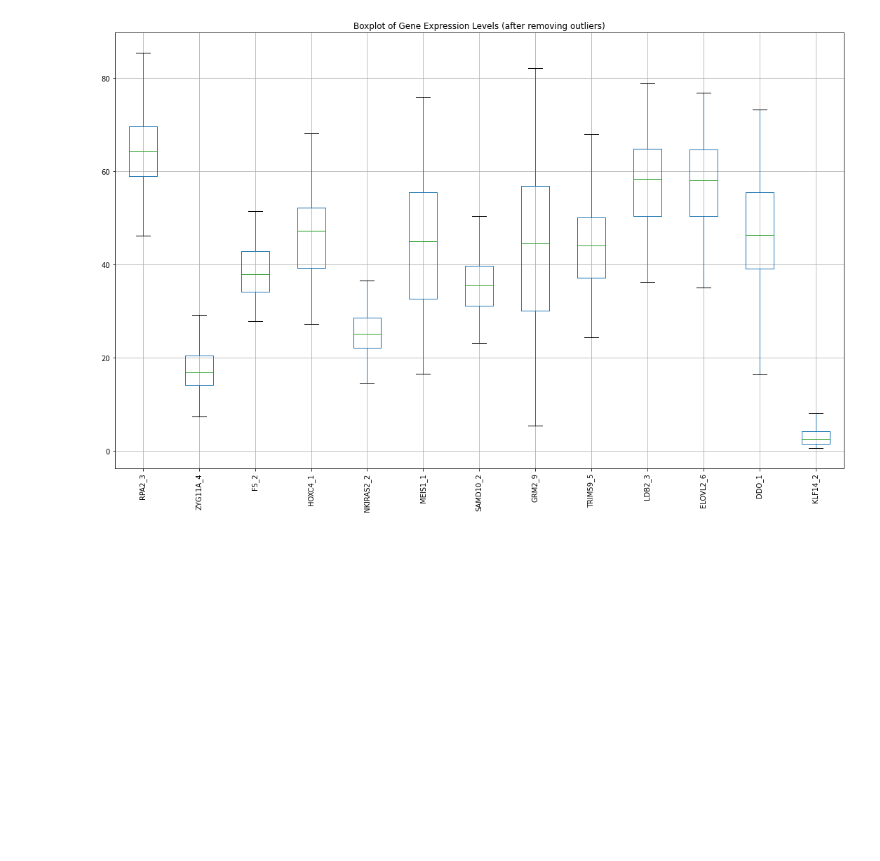
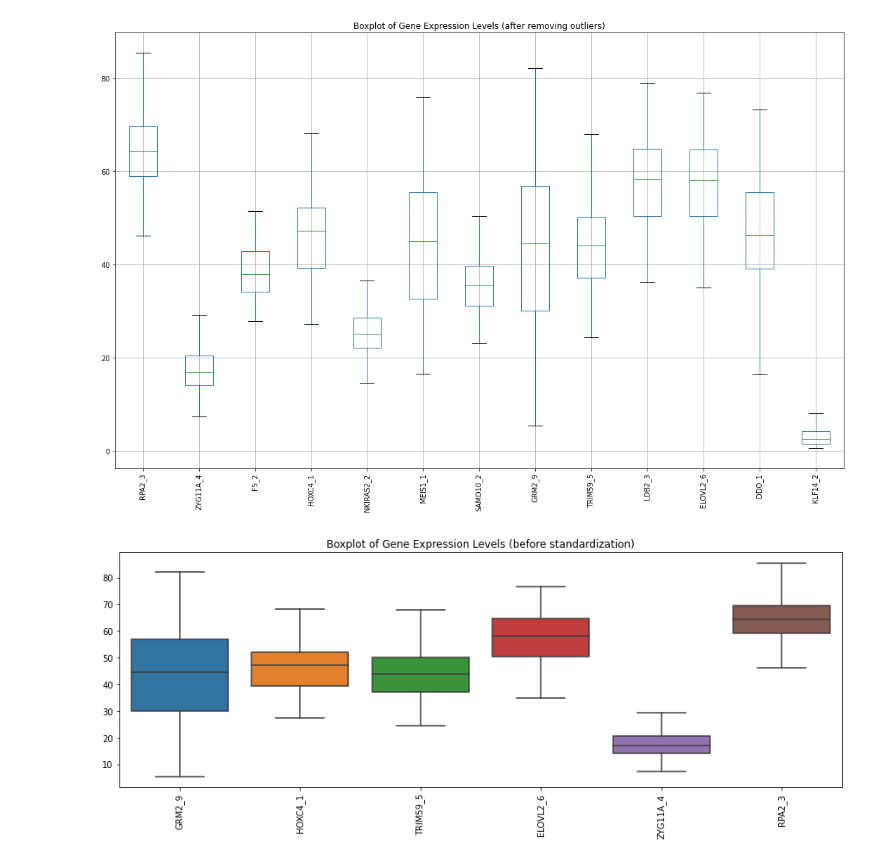
Before and after one commit to TC851/Data-Science-Ageing-process-Gene-expression, a Jupyter notebook: Ageing process Gene expression.ipynb, the cells around one changed output. Cells and saved outputs as stored; diff of their text form; code cells hidden in the pictures; blank space fills up the shorter version.

```diff
--- a/Ageing process Gene expression.ipynb
+++ b/Ageing process Gene expression.ipynb
@@ -132,3 +137,14 @@ plt.tight_layout()
 plt.show()
 # %% [output]
 [figure]
+# %%
+genes = ['GRM2_9', 'HOXC4_1', 'TRIM59_5', 'ELOVL2_6', 'ZYG11A_4', 'RPA2_3']
+gene_data = data_df_cleaned[genes]
+
+plt.figure(figsize=(15, 5))
+sns.boxplot(data=gene_data)
+plt.title('Boxplot of Gene Expression Levels (before standardization)')
+plt.xticks(rotation=90)
+plt.show()
+# %% [output]
+[figure, added]
```
Also changed, not shown: parts of 6 cells of this notebook.
